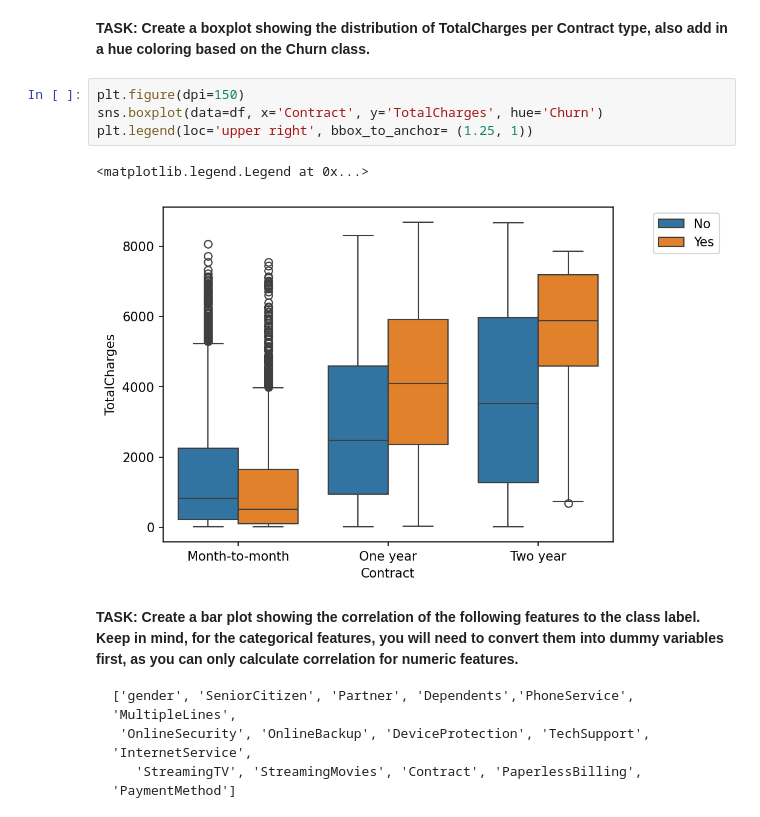
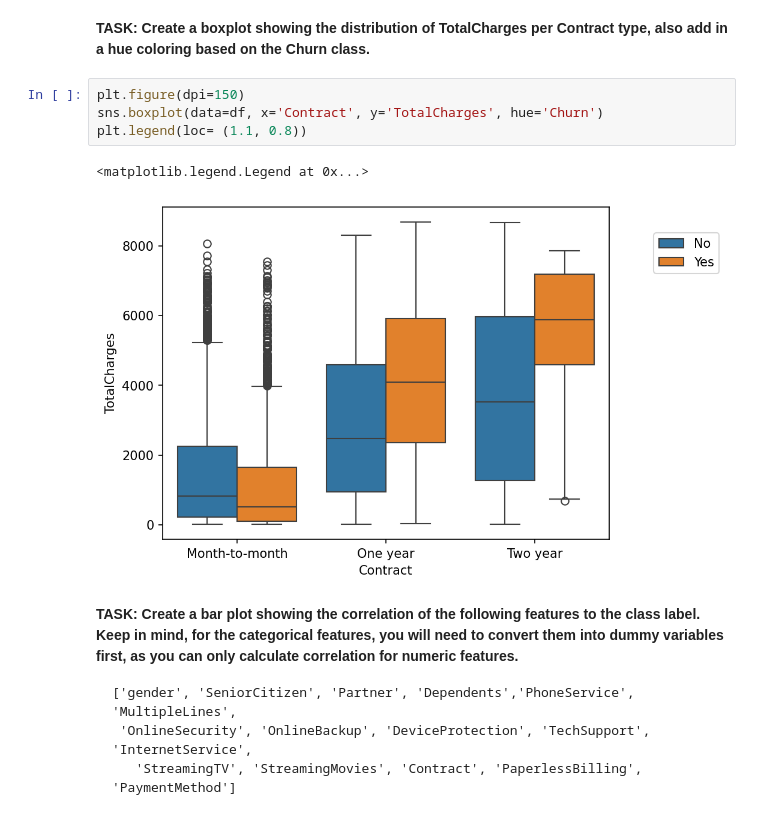
Before and after one commit to pgvv/DS-Projects, a Jupyter notebook: Tree Methods.ipynb, the cells around one changed output. Drawn from its saved outputs; the diff is of its cells as text.

```diff
--- a/Tree Methods.ipynb
+++ b/Tree Methods.ipynb
@@ -127,10 +127,10 @@ sns.violinplot(data=df, x='Churn', y='TotalCharges', hue='Churn')
 # %%
 plt.figure(dpi=150)
 sns.boxplot(data=df, x='Contract', y='TotalCharges', hue='Churn')
-plt.legend(loc='upper right', bbox_to_anchor= (1.25, 1))
+plt.legend(loc= (1.1, 0.8))
 # %% [output]
 <matplotlib.legend.Legend at 0x...>
-[figure, old version]
+[figure, new version]
 # %% [markdown]
 **TASK: Create a bar plot showing the correlation of the following features to the class label. Keep in mind, for the categorical features, you will need to convert them into dummy variables first, as you can only calculate correlation for numeric features.**
 
```
Also changed, not shown: parts of 74 cells of this notebook, 8 other files.
